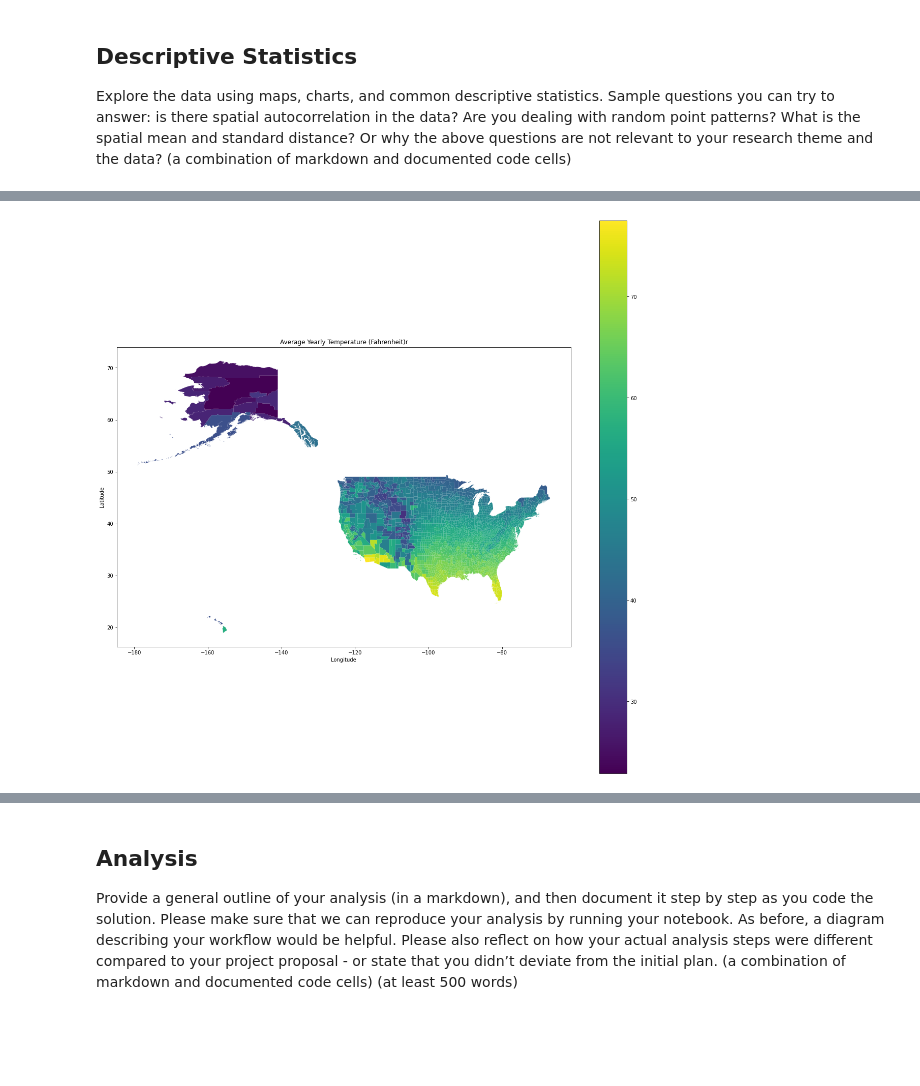
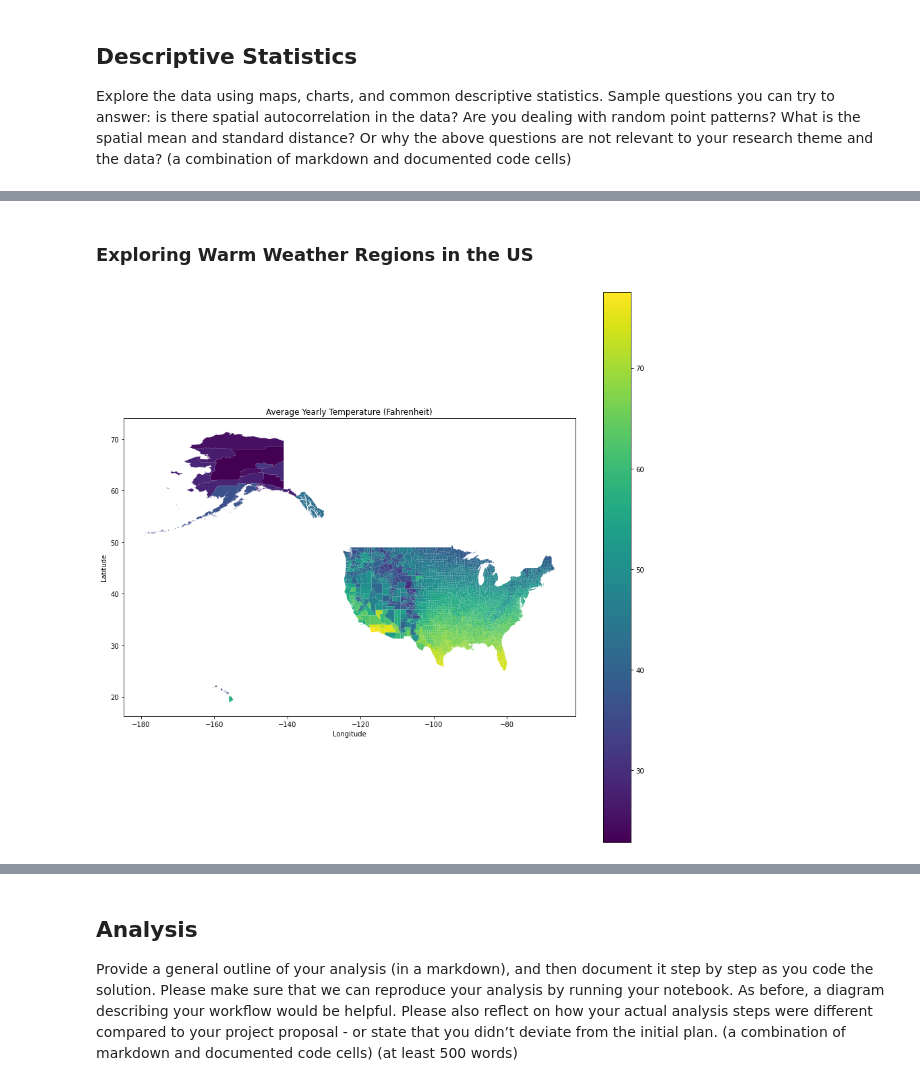
Before and after one commit to sheenapatel262/dsc170_final_proj, a Jupyter notebook: dsc170_proj.ipynb, the cells around one changed output, grey strips where cells are left out. Cells and saved outputs as stored; diff of their text form; code cells hidden in the pictures; blank space fills up the shorter version.

```diff
--- a/dsc170_proj.ipynb
+++ b/dsc170_proj.ipynb
@@ -159,9 +176,11 @@ Elapsed time: 444.54888463020325 seconds
+# %% [markdown]
+### Exploring Warm Weather Regions in the US
 # %%
-dem_gdf.plot(figsize=(20,20), column='Year_TAVG_F', legend=True)
-plt.title('Average Yearly Temperature (Fahrenheit)r')
+dem_gdf.plot(figsize=(15, 15), column='Year_TAVG_F', legend=True)
+plt.title('Average Yearly Temperature (Fahrenheit)')
 plt.xlabel('Longitude')
 plt.ylabel('Latitude')
 plt.show()
 # %% [output]
-[figure, old version]
+[figure, new version]
 # %%
```
Also changed, not shown: parts of 45 cells of this notebook.
